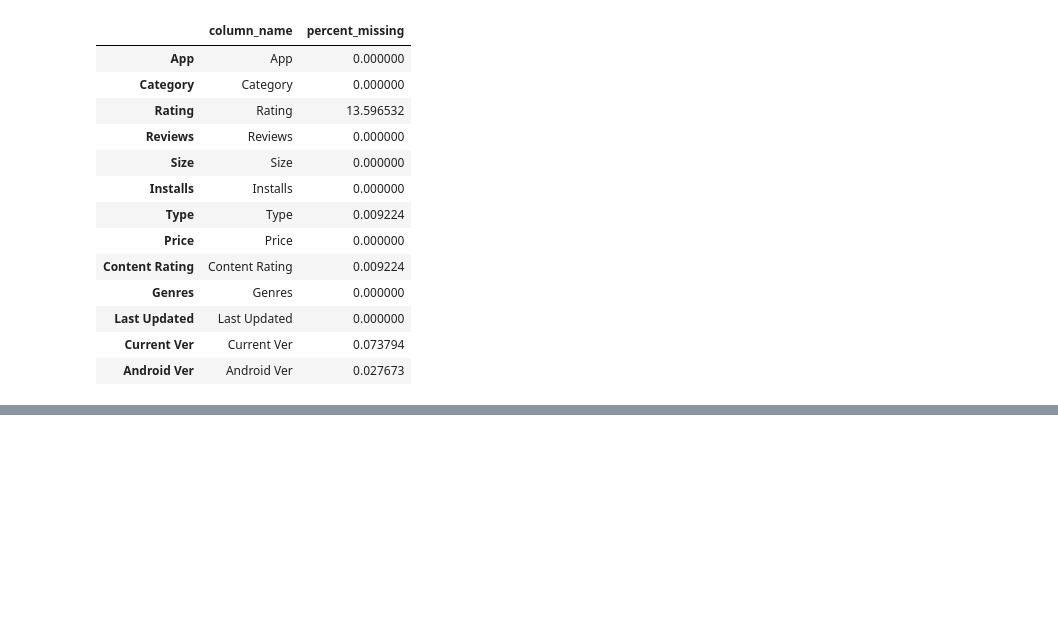
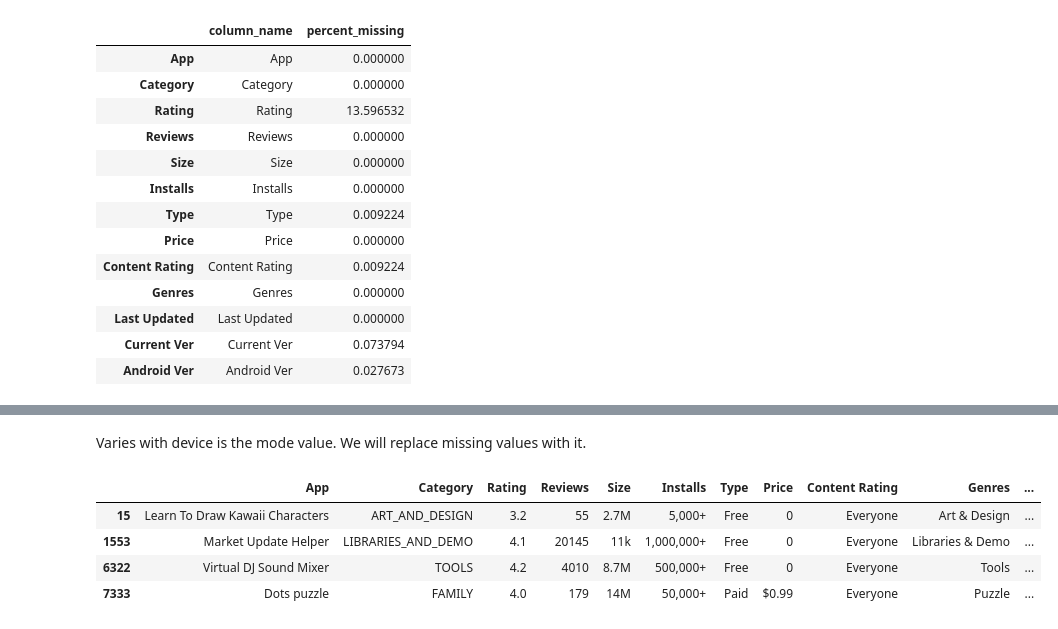
Before and after one commit to LYS312/TheAnalysts, a Jupyter notebook: TheAnalysts/TheAnalysts.ipynb, the cells around one changed output, grey strips where cells are left out. Cells and saved outputs as stored; diff of their text form; code cells hidden in the pictures; blank space fills up the shorter version.

```diff
--- a/TheAnalysts/TheAnalysts.ipynb
+++ b/TheAnalysts/TheAnalysts.ipynb
@@ -133,0 +169,5 @@ produce_missing_report(df)
+# %%
+missing_ratings=df['Rating'].isnull()
+none_missing= ~missing_ratings
+df=df[none_missing]
+df.info()
@@ -133,0 +229,10 @@ produce_missing_report(df)
+# %% [markdown]
+Varies with device is the mode value. We will replace missing values with it.
+# %%
+df[df['Current Ver'].isnull()]
+# %% [output]
+|  | App | Category | Rating | Reviews | Size | Installs | Type | Price | Content Rating | Genres | ... |
+| 15 | Learn To Draw Kawaii Characters | ART_AND_DESIGN | 3.2 | 55 | 2.7M | 5,000+ | Free | 0 | Everyone | Art & Design | ... |
+| 1553 | Market Update Helper | LIBRARIES_AND_DEMO | 4.1 | 20145 | 11k | 1,000,000+ | Free | 0 | Everyone | Libraries & Demo | ... |
+| 6322 | Virtual DJ Sound Mixer | TOOLS | 4.2 | 4010 | 8.7M | 500,000+ | Free | 0 | Everyone | Tools | ... |
+| 7333 | Dots puzzle | FAMILY | 4.0 | 179 | 14M | 50,000+ | Paid | $0.99 | Everyone | Puzzle | ... |
```
Also changed, not shown: parts of 13 cells of this notebook.
